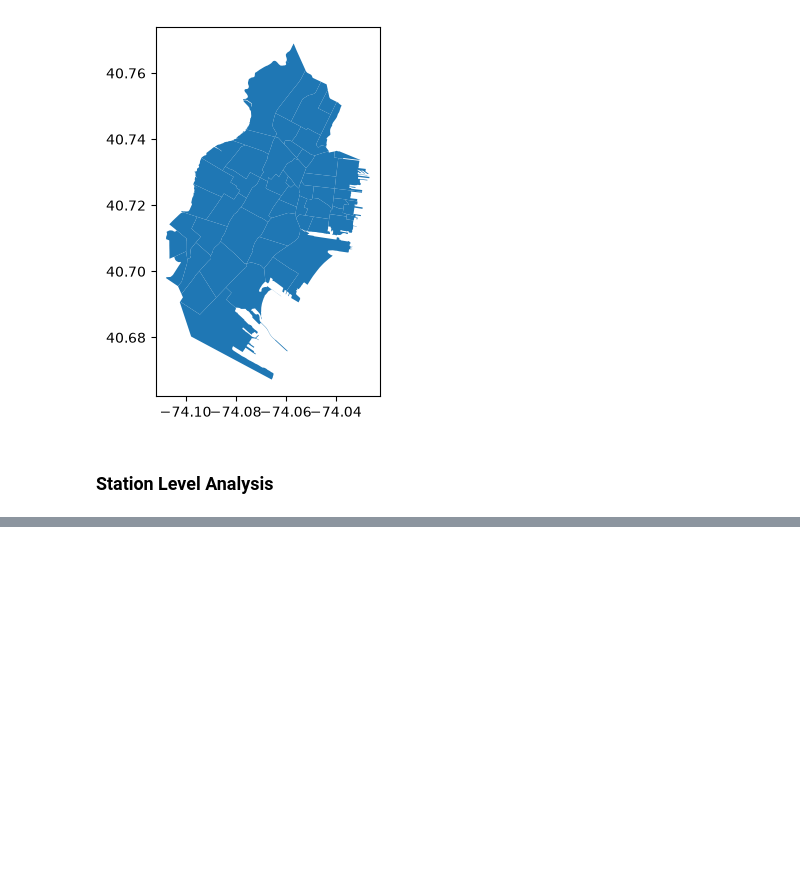
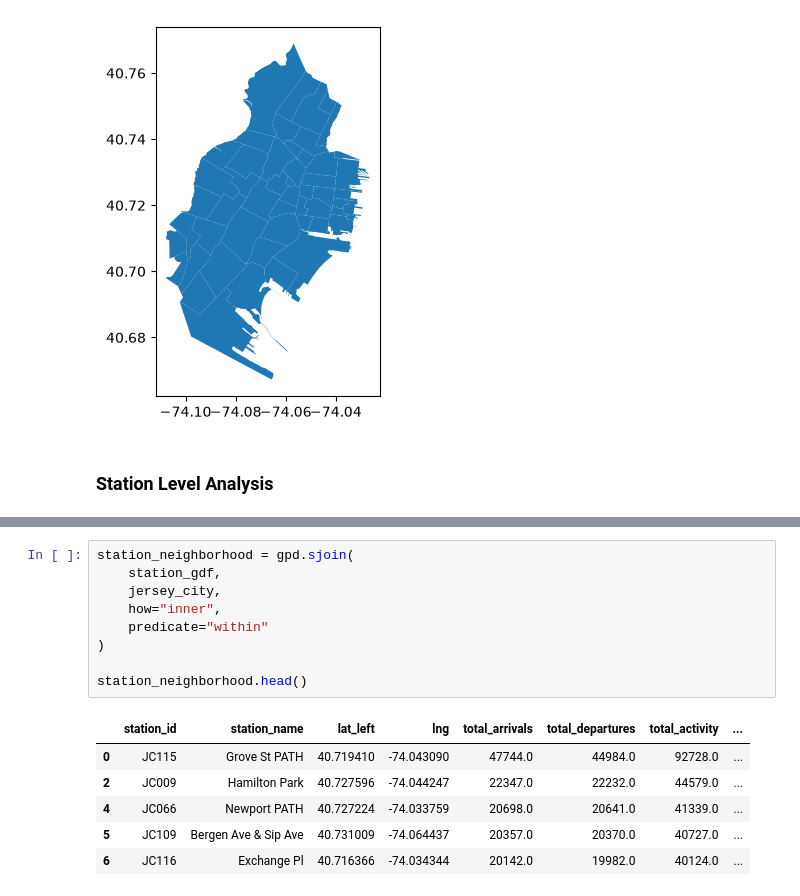
Before and after one commit to StellaMalakyan/citibike_analysis, a Jupyter notebook: notebooks/5_Neighbourhood_Analysis.ipynb, the cells around one changed output, grey strips where cells are left out. Saved outputs shown, nothing was run; the diff lists cells and outputs as text; blank space fills up the shorter version.

```diff
--- a/notebooks/5_Neighbourhood_Analysis.ipynb
+++ b/notebooks/5_Neighbourhood_Analysis.ipynb
@@ -86,0 +324,16 @@ Matplotlib is building the font cache; this may take a moment.
+# %%
+station_neighborhood = gpd.sjoin(
+    station_gdf,
+    jersey_city,
+    how="inner",
+    predicate="within"
+)
+
+station_neighborhood.head()
+# %% [output]
+|  | station_id | station_name | lat_left | lng | total_arrivals | total_departures | total_activity | ... |
+| 0 | JC115 | Grove St PATH | 40.719410 | -74.043090 | 47744.0 | 44984.0 | 92728.0 | ... |
+| 2 | JC009 | Hamilton Park | 40.727596 | -74.044247 | 22347.0 | 22232.0 | 44579.0 | ... |
+| 4 | JC066 | Newport PATH | 40.727224 | -74.033759 | 20698.0 | 20641.0 | 41339.0 | ... |
+| 5 | JC109 | Bergen Ave & Sip Ave | 40.731009 | -74.064437 | 20357.0 | 20370.0 | 40727.0 | ... |
+| 6 | JC116 | Exchange Pl | 40.716366 | -74.034344 | 20142.0 | 19982.0 | 40124.0 | ... |
```
Also changed, not shown: parts of 25 cells of this notebook.
